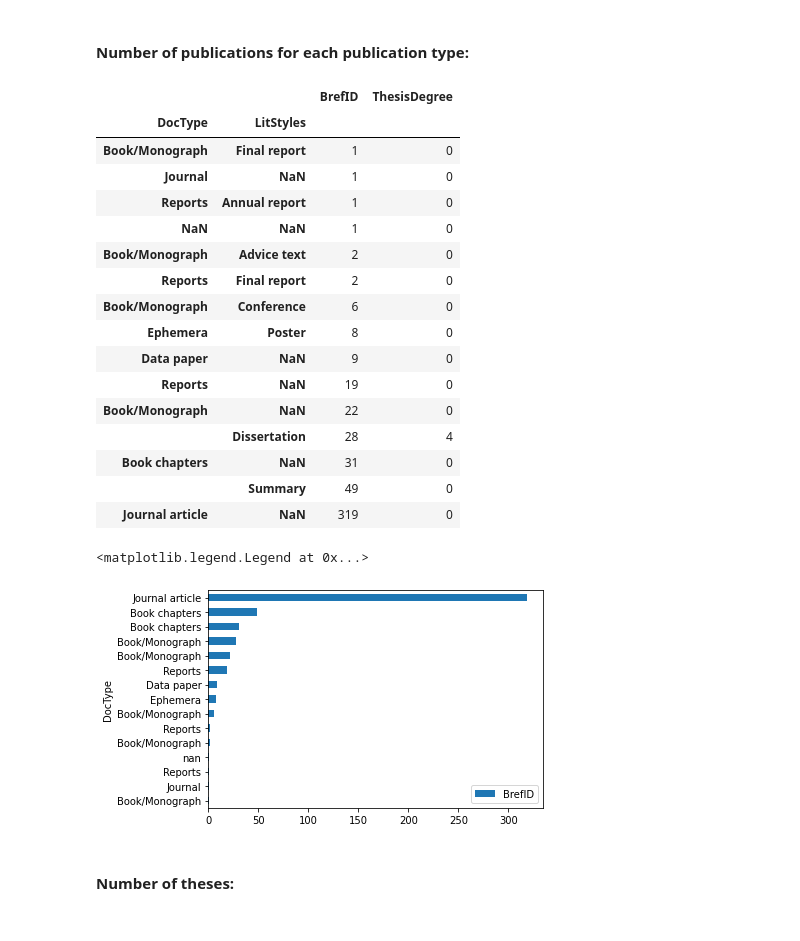
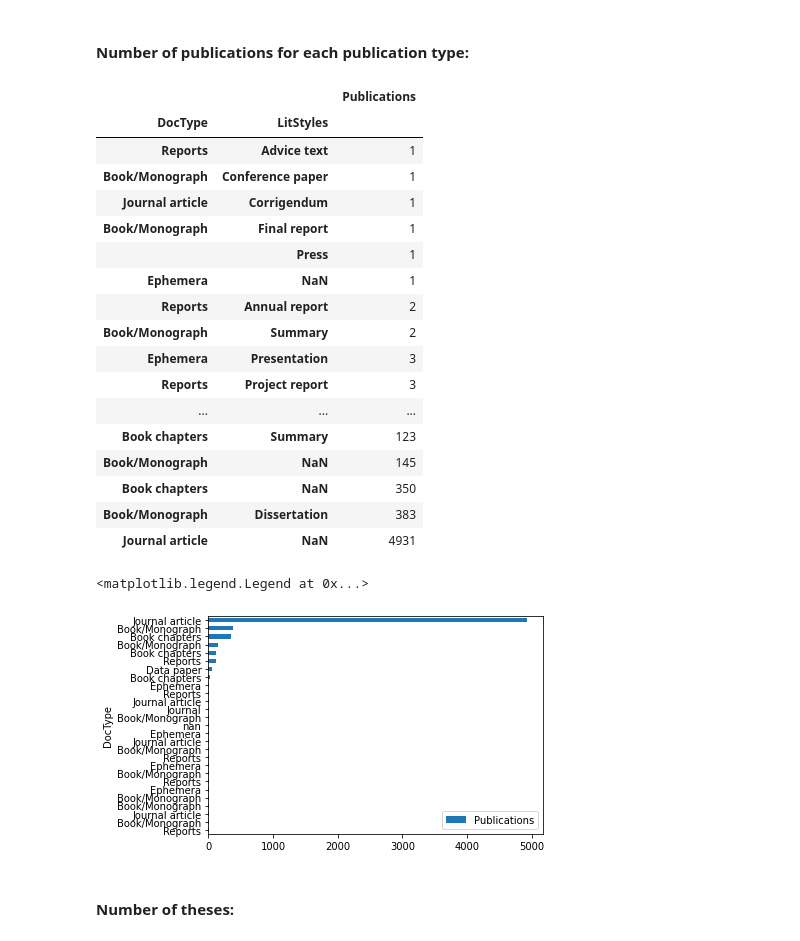
Before and after one commit to lifewatch/user-analysis, a Jupyter notebook: notebooks/Publication Types.ipynb, the cells around one changed output. Drawn from its saved outputs; the diff is of its cells as text; code cells hidden in the pictures.

```diff
--- a/notebooks/Publication Types.ipynb
+++ b/notebooks/Publication Types.ipynb
@@ -26,36 +12,72 @@ data.rename(columns={'SortDate': 'Year'}, inplace=True)
+# %%
+# Specify location of data:
+datafolder = "LW_publications_standardized"
+datafiles = ["LWpubs_stand_0_500.csv",
+             "LWpubs_stand_500_1000.csv",
+             "LWpubs_stand_1000_1500.csv",
+             "LWpubs_stand_1500_2000.csv",
+             "LWpubs_stand_2000_2500.csv",
+             "LWpubs_stand_2500_3000.csv",
+             "LWpubs_stand_3000_3500.csv",
+             "LWpubs_stand_3500_4000.csv",
+             "LWpubs_stand_4000_4500.csv",
+             "LWpubs_stand_4500_5000.csv",
+             "LWpubs_stand_5000_5500.csv",
+             "LWpubs_stand_5500_6000.csv",
+             "LWpubs_stand_6000_6227.csv"]
+
+# Load data into single dataframe
+appended_data = []
+for datafile in datafiles:
+    data_loc = os.path.join(os.path.abspath(os.path.join(os.getcwd(), os.pardir)), datafolder, datafile)
+    data = pd.read_csv(data_loc)
+    data.rename(columns={'SortDate': 'Year'}, inplace=True)
+    appended_data.append(data)
+
+data = pd.concat(appended_data)
+
+# Exclude publications from 2022:
+data = data[data['Year']<2022]
+
+# Set correct types
+data['BrefID'] = data['BrefID'].astype("category")
+data['Year'] = data['Year'].astype("category")
+#data.info()
 # %% [markdown]
 #### Number of publications for each publication type:
 # %%
 #Number of publications for each type:
-pt = data[['BrefID', 'DocType', 'LitStyles', 'ThesisDegree']]
+data = data.rename(columns={'BrefID': 'Publications'})
+pt = data[['Publications', 'DocType', 'LitStyles']]
 # %%
-pt_summ = pt.groupby(['DocType', 'LitStyles'], dropna=False, as_index=True).nunique('BrefID').sort_values('BrefID')
+pt_summ = pt.groupby(['DocType', 'LitStyles'], dropna=False, as_index=True).nunique('Publications').sort_values('Publications')
 pt_summ
 # %% [output]
-|  |  | BrefID | ThesisDegree |
-| DocType | LitStyles |  |  |
-| Book/Monograph | Final report | 1 | 0 |
-| Journal | NaN | 1 | 0 |
-| Reports | Annual report | 1 | 0 |
-| NaN | NaN | 1 | 0 |
-| Book/Monograph | Advice text | 2 | 0 |
-| Reports | Final report | 2 | 0 |
-| Book/Monograph | Conference | 6 | 0 |
-| Ephemera | Poster | 8 | 0 |
-| Data paper | NaN | 9 | 0 |
-| Reports | NaN | 19 | 0 |
-| Book/Monograph | NaN | 22 | 0 |
-|  | Dissertation | 28 | 4 |
-| Book chapters | NaN | 31 | 0 |
-|  | Summary | 49 | 0 |
-| Journal article | NaN | 319 | 0 |
+|  |  | Publications |
+| DocType | LitStyles |  |
+| Reports | Advice text | 1 |
+| Book/Monograph | Conference paper | 1 |
+| Journal article | Corrigendum | 1 |
+| Book/Monograph | Final report | 1 |
+|  | Press | 1 |
+| Ephemera | NaN | 1 |
+| Reports | Annual report | 2 |
+| Book/Monograph | Summary | 2 |
+| Ephemera | Presentation | 3 |
+| Reports | Project report | 3 |
+| ... | ... | ... |
+| Book chapters | Summary | 123 |
+| Book/Monograph | NaN | 145 |
+| Book chapters | NaN | 350 |
+| Book/Monograph | Dissertation | 383 |
+| Journal article | NaN | 4931 |
 # %%
 #graph of DocTypes:
 pt_summ.reset_index(level=['DocType', 'LitStyles'], inplace=True)
-pt_summ.plot.barh(x='DocType', y='BrefID').legend(loc='lower right')
+pt_summ.plot.barh(x='DocType', y='Publications').legend(loc='lower right')
 # %% [output]
 <matplotlib.legend.Legend at 0x...>
-[figure, old version]
+[figure, new version]
 # %% [markdown]
 #### Number of theses:
 # %%
```
Also changed, not shown: parts of 14 cells of this notebook, 3 other files.
